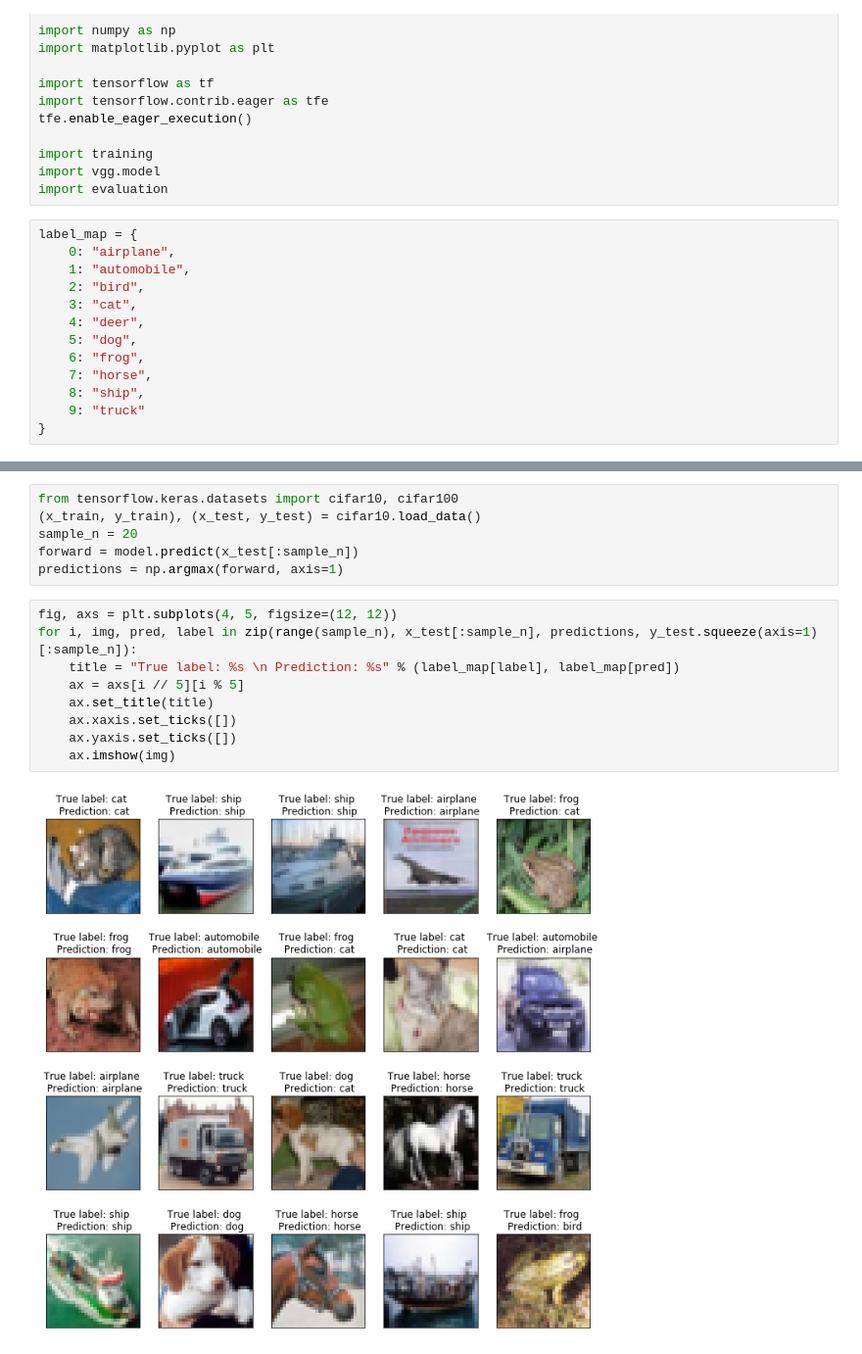
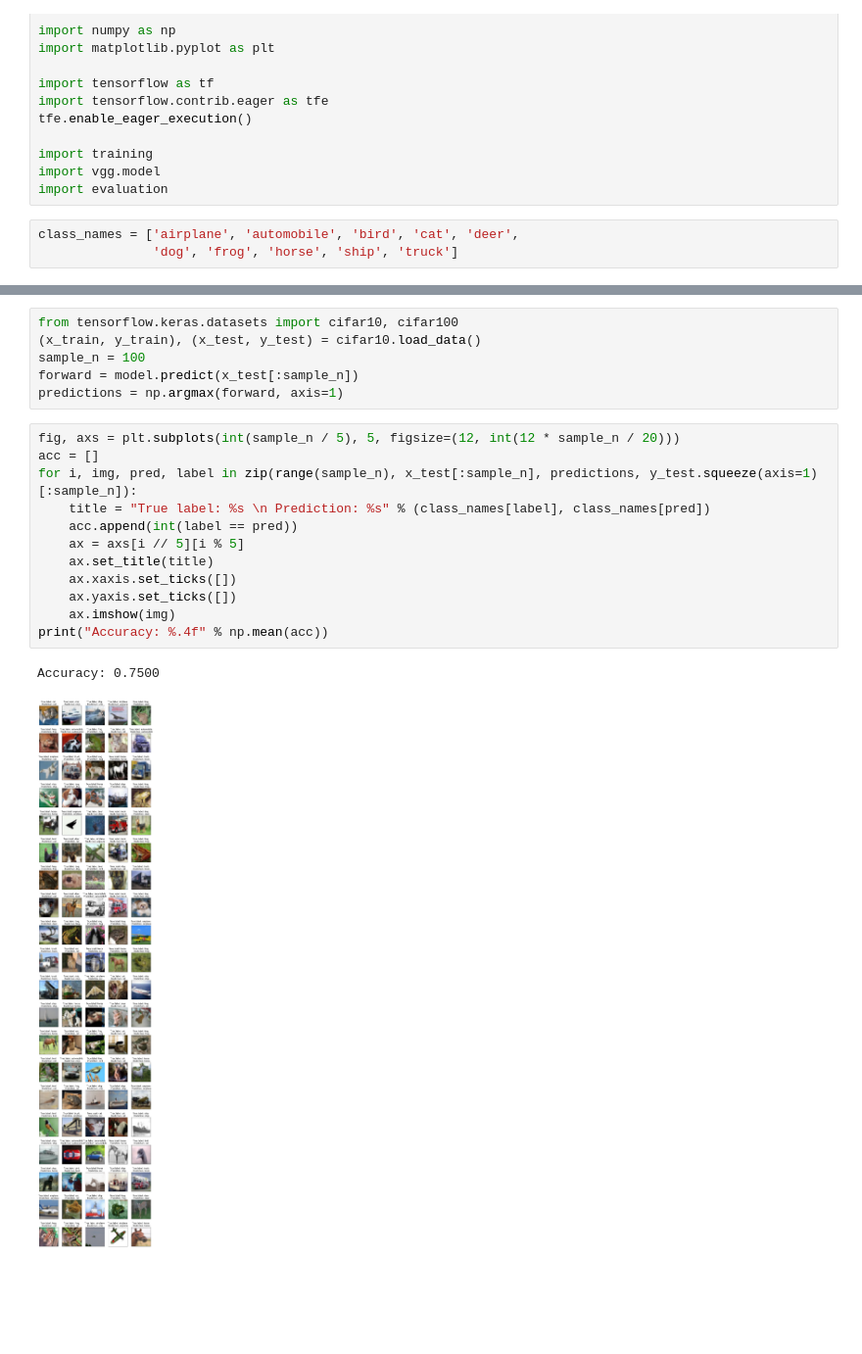
Before and after one commit to askerry/ml-playground, a Jupyter notebook: vgg/notebooks/Summary.ipynb, the cells around one changed output, grey strips where cells are left out. Shown at 98% size. Cells and saved outputs as stored; diff of their text form; blank space fills up the shorter version.

```diff
--- a/vgg/notebooks/Summary.ipynb
+++ b/vgg/notebooks/Summary.ipynb
@@ -46,18 +85,8 @@ import training
 import vgg.model
 import evaluation
 # %%
-label_map = {
-    0: "airplane",
-    1: "automobile",
-    2: "bird",
-    3: "cat",
-    4: "deer",
-    5: "dog",
-    6: "frog",
-    7: "horse",
-    8: "ship",
-    9: "truck"
-}
+class_names = ['airplane', 'automobile', 'bird', 'cat', 'deer',
+               'dog', 'frog', 'horse', 'ship', 'truck']
 # %%
 x_shape = (1000, 32, 32, 3)
 model = vgg.model.construct_model(vgg.model.CONFIG, num_classes=10)
@@ -68,17 +97,21 @@ INFO:tensorflow:Restoring parameters from ../checkpoints/ckpt-1953
 # %%
 from tensorflow.keras.datasets import cifar10, cifar100
 (x_train, y_train), (x_test, y_test) = cifar10.load_data()
-sample_n = 20
+sample_n = 100
 forward = model.predict(x_test[:sample_n])
 predictions = np.argmax(forward, axis=1)
 # %%
-fig, axs = plt.subplots(4, 5, figsize=(12, 12))
+fig, axs = plt.subplots(int(sample_n / 5), 5, figsize=(12, int(12 * sample_n / 20)))
+acc = []
 for i, img, pred, label in zip(range(sample_n), x_test[:sample_n], predictions, y_test.squeeze(axis=1)[:sample_n]):
-    title = "True label: %s \n Prediction: %s" % (label_map[label], label_map[pred])
+    title = "True label: %s \n Prediction: %s" % (class_names[label], class_names[pred])
+    acc.append(int(label == pred))
     ax = axs[i // 5][i % 5]
     ax.set_title(title)
     ax.xaxis.set_ticks([])
     ax.yaxis.set_ticks([])
     ax.imshow(img)
+print("Accuracy: %.4f" % np.mean(acc))
 # %% [output]
+Accuracy: 0.7500
-[figure, old version]
+[figure, new version]
```
Also changed, not shown: parts of 12 cells of this notebook, 1 other file.
